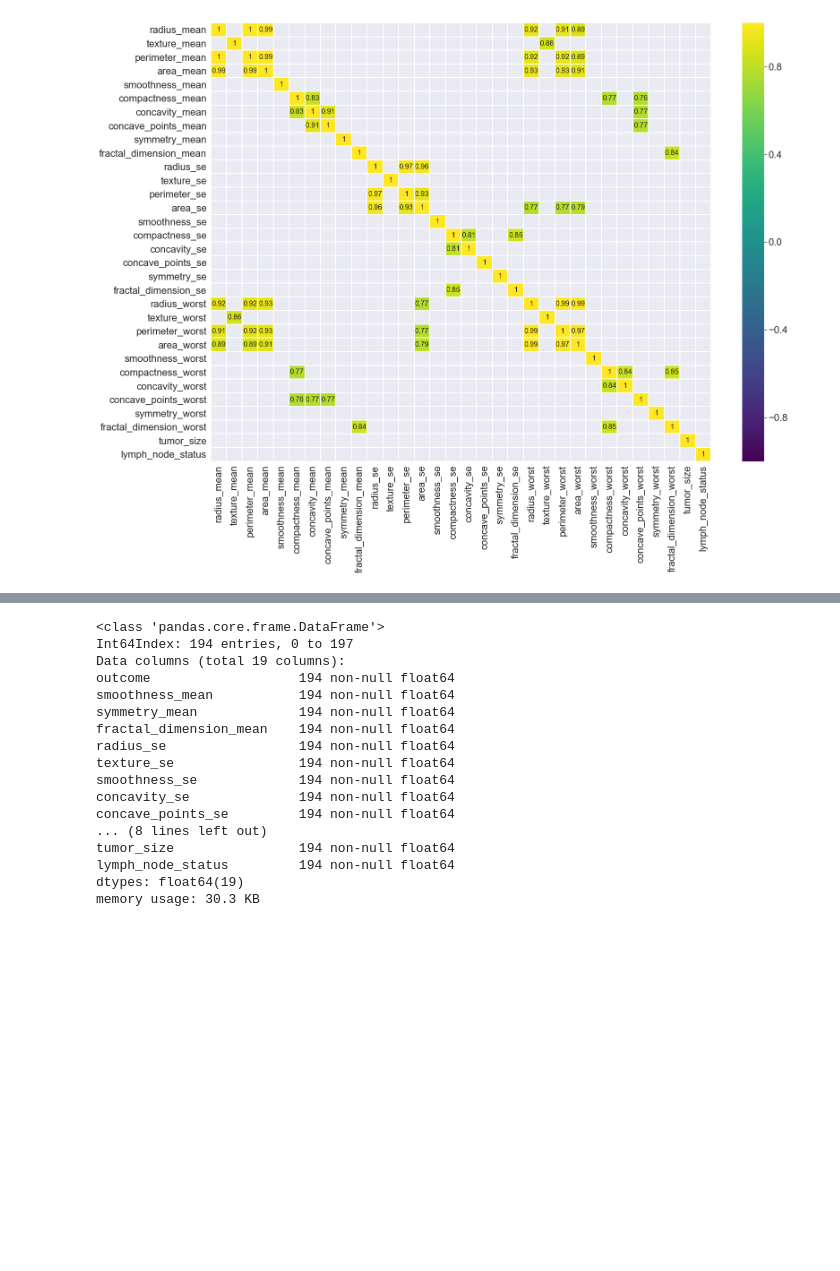
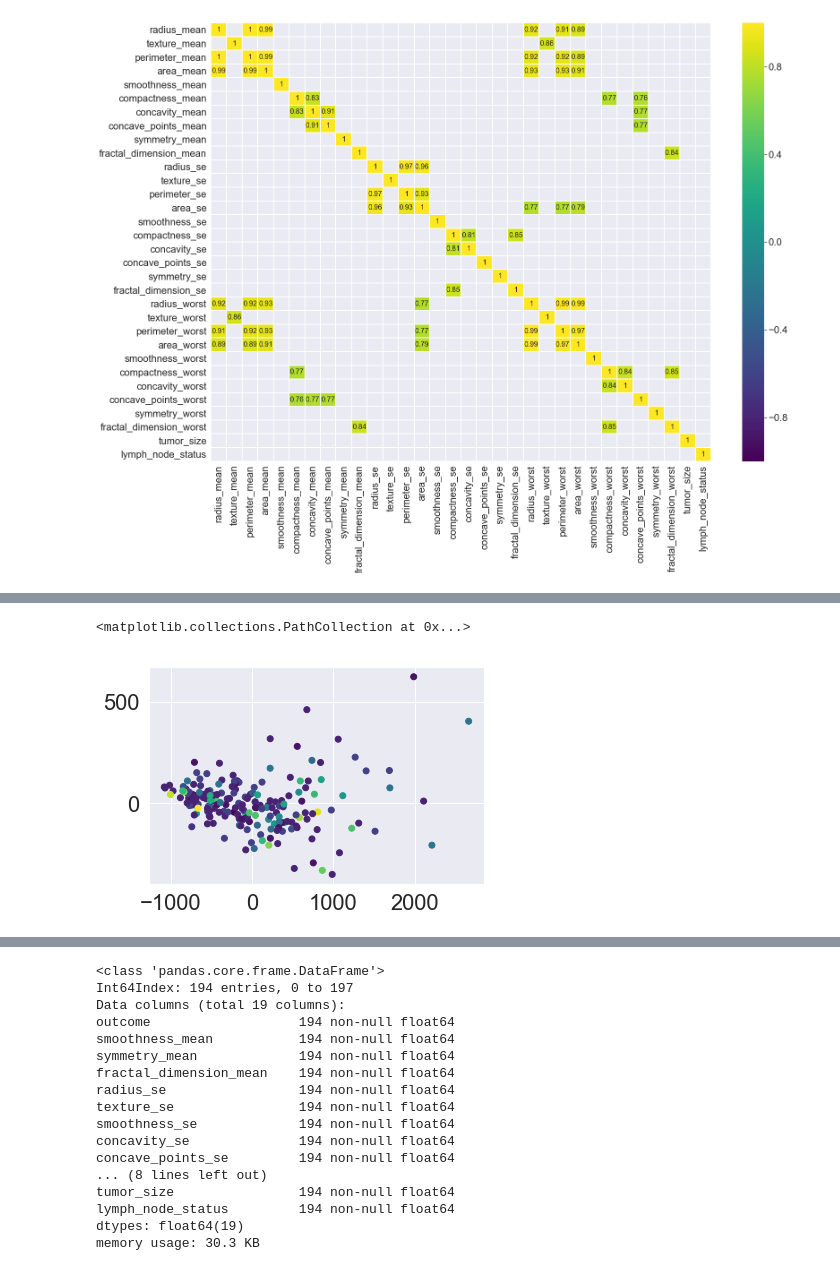
Before and after one commit to DWalterJansen/topicosIC, a Jupyter notebook: Equipe/Trabalho Final/Trabalho Final.ipynb, the cells around one changed output, grey strips where cells are left out. Drawn from its saved outputs; the diff is of its cells as text; code cells hidden in the pictures; blank space fills up the shorter version.

```diff
--- a/Equipe/Trabalho Final/Trabalho Final.ipynb
+++ b/Equipe/Trabalho Final/Trabalho Final.ipynb
@@ -235,0 +365,8 @@ c = sns.heatmap(corr[(corr >= 0.75) | (corr <= -0.75)],
+# %%
+# lymph_node_status
+labels, levels = pd.factorize(wpbc.lymph_node_status)
+
+plt.scatter(reduced_data[:,0], reduced_data[:,1], c=labels, cmap = 'viridis')
+# %% [output]
+<matplotlib.collections.PathCollection at 0x...>
+[figure, added]
```
Also changed, not shown: parts of 19 cells of this notebook, 2 other files.
